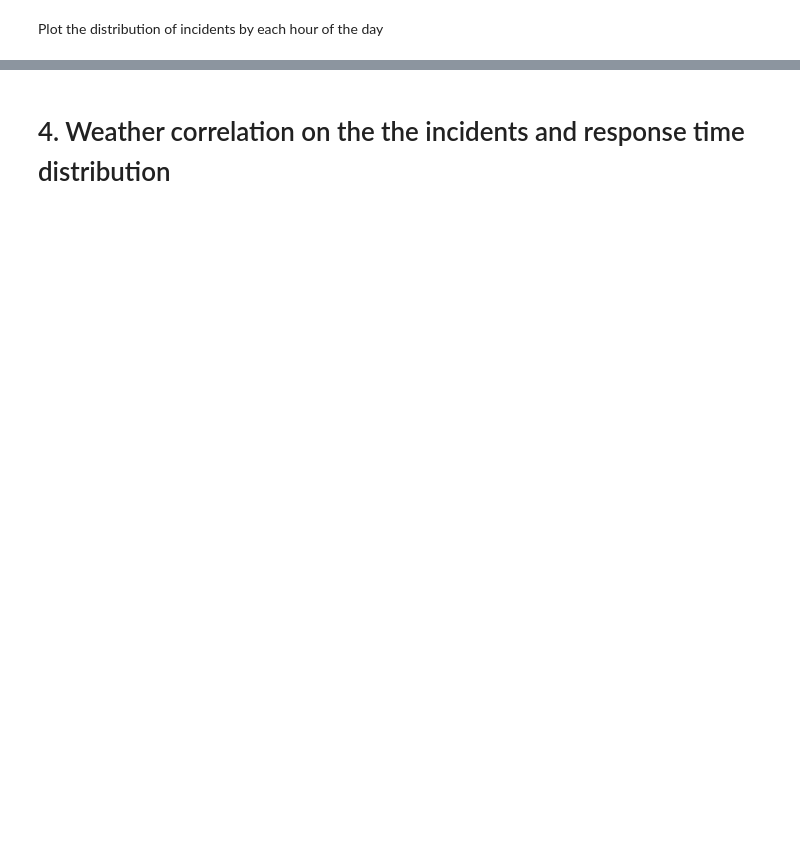
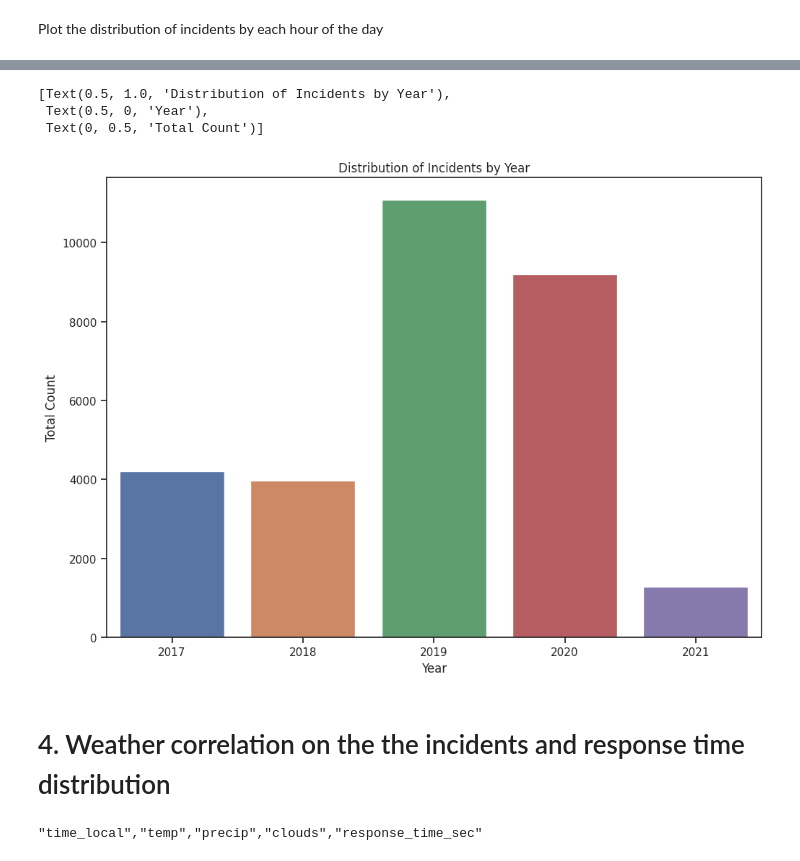
Before and after one commit to JoshScherer/Emergency-Response, a Jupyter notebook: final-project.ipynb, the cells around one changed output, grey strips where cells are left out. Drawn from its saved outputs; the diff is of its cells as text; code cells hidden in the pictures; blank space fills up the shorter version.

```diff
--- a/final-project.ipynb
+++ b/final-project.ipynb
@@ -330,2 +470,17 @@ sns.barplot(data=time_hist, x="hour", y="count", order=list(range(0, 24))).set(t
+# %%
+import seaborn as sns
+import matplotlib.pyplot as plt
+
+sns.set(style='ticks')
+time_hist = pd.read_csv('results.csv')
+fig, ax = plt.subplots()
+# the size of A4 paper
+fig.set_size_inches(11.7, 8.27)
+sns.barplot(data=time_hist, x="year", y="count", order=list(range(2017, 2022))).set(title='Distribution of Incidents by Year', xlabel='Year', ylabel='Total Count')
+# %% [output]
+[Text(0.5, 1.0, 'Distribution of Incidents by Year'),
+ Text(0.5, 0, 'Year'),
+ Text(0, 0.5, 'Total Count')]
+[figure, added]
 # %% [markdown]
 # 4. Weather correlation on the the incidents and response time distribution
@@ -331,0 +495,4 @@ sns.barplot(data=time_hist, x="hour", y="count", order=list(range(0, 24))).set(t
+# %%
+show_result(query_execution_id)
+# %% [output]
+"time_local","temp","precip","clouds","response_time_sec"
```
Also changed, not shown: parts of 28 cells of this notebook.
